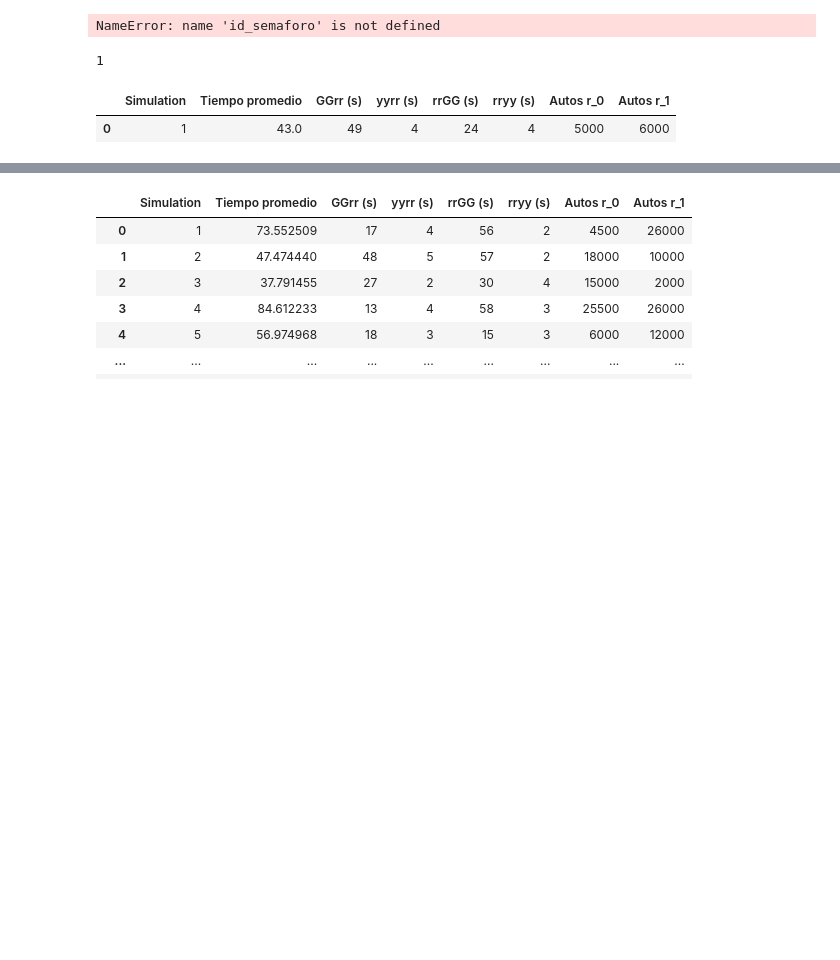
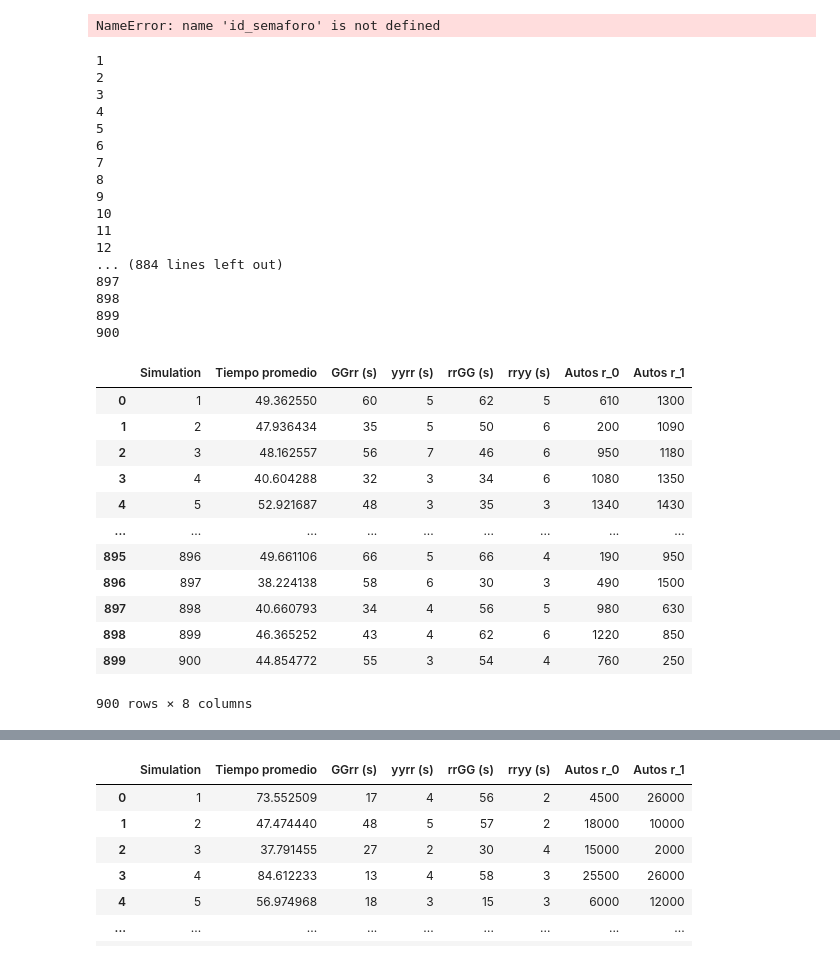
Before and after one commit to Emmatap31/Sumo_EjeCentral, a Jupyter notebook: Simulaciones.ipynb, the cells around one changed output, grey strips where cells are left out. Drawn from its saved outputs; the diff is of its cells as text; code cells hidden in the pictures; blank space fills up the shorter version.

```diff
--- a/Simulaciones.ipynb
+++ b/Simulaciones.ipynb
@@ -150,10 +150,10 @@ rrggs = []# (verde Este-Oeste)
 rryys = []#(amarillo Este-Oeste)
 n0s = []#Tiempos ruta 0
 n1s = []#Tiempos ruta 1
-num_simulations = 5
+num_simulations = 900
 
-f0 = [i for i in range(1000,8000, 1000)]
-f1 = [i for i in range(1000,10000, 1000)]
+f0 = [i for i in range(10,1500, 10)]
+f1 = [i for i in range(10,2000, 10)]
 
 
 for i in range(num_simulations):
@@ -169,12 +169,12 @@ for i in range(num_simulations):
 
     traci.start(sumoCmd)
 
-    n_vehiculos2(2, 1)
+    n_vehiculos(n0, n1)
 
-    ggrr = rd.randint(20,70) #(verde Norte-Sur)
-    yyrr = rd.randint(2,7) #(amarillo Norte-Sur)
-    rrgg = rd.randint(20,70) # (verde Este-Oeste)
-    rryy = rd.randint(2,7) #(amarillo Este-Oeste)
+    ggrr = rd.randint(30,70) #(verde Norte-Sur)
+    yyrr = rd.randint(3,7) #(amarillo Norte-Sur)
+    rrgg = rd.randint(30,70) # (verde Este-Oeste)
+    rryy = rd.randint(3,7) #(amarillo Este-Oeste)
 
     ggrrs.append(ggrr)
     yyrrs.append(yyrr)
@@ -182,6 +182,7 @@ for i in range(num_simulations):
     rryys.append(rryy)
 
     new_logic(ggrr, yyrr, rrgg, rryy)
+
     depart_times = {}
     arrival_times = {}
     simulation_durations = {}
@@ -206,31 +207,58 @@ for i in range(num_simulations):
 
 
     for veh_id, arrival_time in arrival_times.items():
         if veh_id in depart_times:
             departure_time = depart_times[veh_id]
             duration = arrival_time - departure_time
             simulation_durations[veh_id] = duration
 
     average = sum(simulation_durations.values())/len(simulation_durations)
 
     avgtimes.append(average)
 
     traci.close()
     print(i+1)
 data = {
     'Simulation' : range(1, num_simulations + 1),
     'Tiempo promedio' : avgtimes,
     'GGrr (s)' : ggrrs,
     'yyrr (s)' : yyrrs,
     'rrGG (s)' : rrggs,
     'rryy (s)' : rryys,
     'Autos r_0': n0s,
     'Autos r_1': n1s
 }
 
 df100 = pd.DataFrame(data)
 df100
 # %% [output]
 1
+2
+3
+4
+5
+6
+7
+8
+9
+10
+11
+12
+... (884 lines left out)
+897
+898
+899
+900
 |  | Simulation | Tiempo promedio | GGrr (s) | yyrr (s) | rrGG (s) | rryy (s) | Autos r_0 | Autos r_1 |
-| 0 | 1 | 43.0 | 49 | 4 | 24 | 4 | 5000 | 6000 |
+| 0 | 1 | 49.362550 | 60 | 5 | 62 | 5 | 610 | 1300 |
+| 1 | 2 | 47.936434 | 35 | 5 | 50 | 6 | 200 | 1090 |
+| 2 | 3 | 48.162557 | 56 | 7 | 46 | 6 | 950 | 1180 |
+| 3 | 4 | 40.604288 | 32 | 3 | 34 | 6 | 1080 | 1350 |
+| 4 | 5 | 52.921687 | 48 | 3 | 35 | 3 | 1340 | 1430 |
+| ... | ... | ... | ... | ... | ... | ... | ... | ... |
+| 895 | 896 | 49.661106 | 66 | 5 | 66 | 4 | 190 | 950 |
+| 896 | 897 | 38.224138 | 58 | 6 | 30 | 3 | 490 | 1500 |
+| 897 | 898 | 40.660793 | 34 | 4 | 56 | 5 | 980 | 630 |
+| 898 | 899 | 46.365252 | 43 | 4 | 62 | 6 | 1220 | 850 |
+| 899 | 900 | 44.854772 | 55 | 3 | 54 | 4 | 760 | 250 |
+900 rows × 8 columns
```
Also changed, not shown: parts of 15 cells of this notebook, 21 other files.
